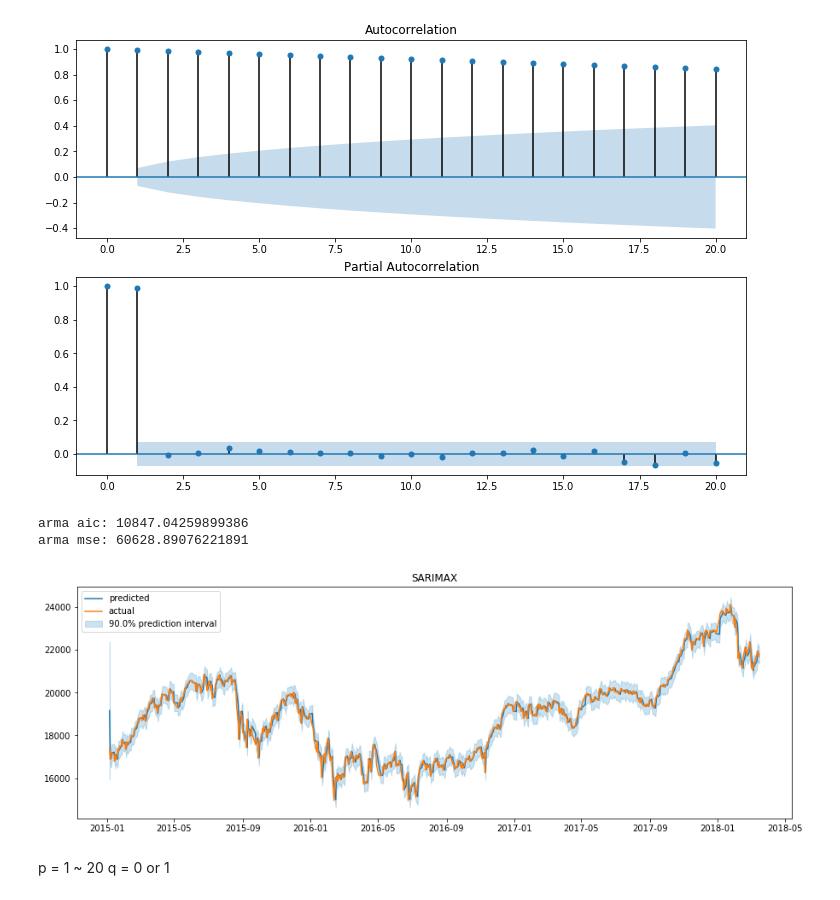
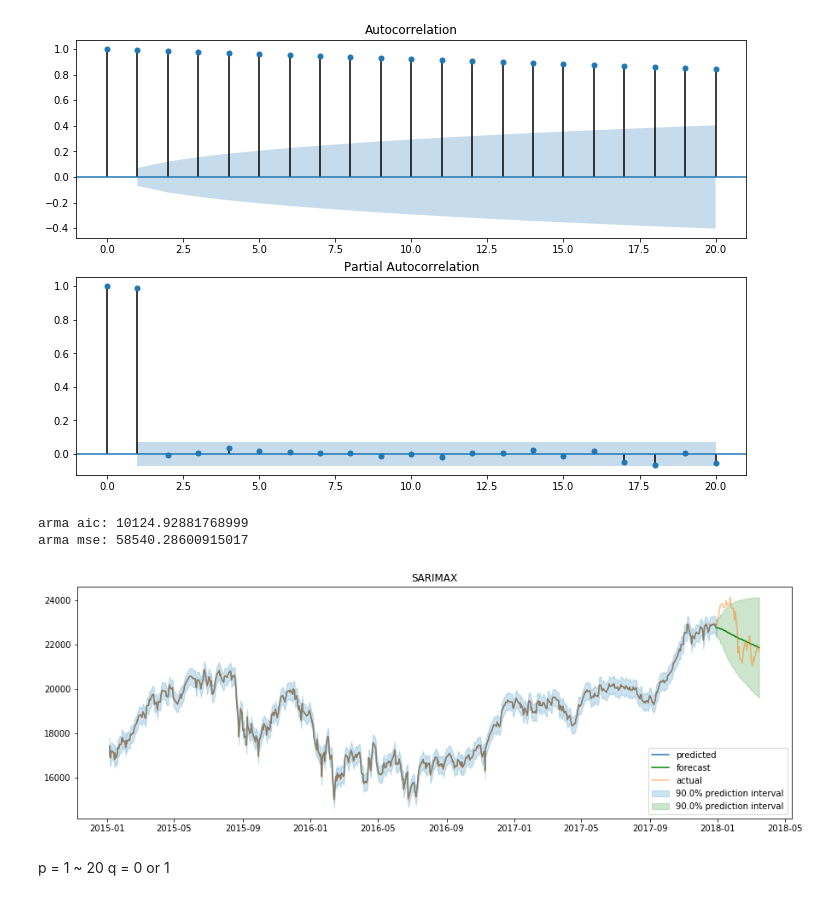
Before and after one commit to ksgwr/ReinforceLearningNotebooks, a Jupyter notebook: timeseries.ipynb, the cells around one changed output. Drawn from its saved outputs; the diff is of its cells as text; code cells hidden in the pictures.

```diff
--- a/timeseries.ipynb
+++ b/timeseries.ipynb
@@ -7,9 +25,15 @@
 # %%
 # 定数
+
+# 何時点まで遡ったデータを使うか
+LENGTH_OF_SEQUENCE = 50
 
 # 予測区間
 PREDICTION_INTERVAL=0.90
 PREDICTION_LABEL="{}% prediction interval".format(PREDICTION_INTERVAL*100)
+
+# 未使用データサイズ
+TEST_SIZE = 50
 # %%
 import pandas as pd
 
@@ -116,13 +377,18 @@ test_df.plot(figsize=(15, 5))
 # %%
-from sklearn.preprocessing import StandardScaler
+# using Scaler
+from sklearn.preprocessing import RobustScaler #, StandardScaler, MinMaxScaler
 
 NORM_COL = 'closing_price_norm'
-n = 50
 
-scaler = StandardScaler()
-df[NORM_COL] = scaler.fit_transform(df[['closing_price']])
+scaler = RobustScaler()
+train_df.loc[:, (NORM_COL)] = scaler.fit_transform(train_df[['closing_price']])
 
-(trainXdash, trainYdash) = load_data(df, n, [NORM_COL], NORM_COL)
-modeldash = create_model(length_of_sequence=n)
-histdash = modeldash.fit(trainXdash, trainYdash, batch_size=32, epochs=100, validation_split=0.05)
+(trainXdash, trainYdash) = load_data(train_df, LENGTH_OF_SEQUENCE, [NORM_COL], NORM_COL)
+
+# tensorflow logのGraphをきれいにしたい場合は有効にする
+# clear_session()
+
+modeldash = create_model(length_of_sequence=LENGTH_OF_SEQUENCE, in_neurons=1)
+callbacksdash = [create_tensorboard(log_dir='logs_norm_lstm')]
+histdash = modeldash.fit(trainXdash, trainYdash, batch_size=32, epochs=100, validation_split=0.05, callbacks=callbacksdash)
 # %% [output]
@@ -299,34 +769,40 @@ print(info_criteria.bic_min_order)
 # %%
 # SARIMAX
 import matplotlib.pyplot as plt
 from pandas.core import datetools
 import statsmodels.api as sm
 
 # 自己回帰パラメータ(AR)
 p = 1
 # 差分の階数(I)
 d = 0
 # 移動平均パラメータ(MA)
 q = 1
-sarimax=sm.tsa.SARIMAX(df[['closing_price']], trend='c', order = [p,d,q]).fit()
-print("arma aic:",sarimax.aic)
+# c’ indicates a constant (i.e. a degree zero component of the trend polynomial)
+sarimax=sm.tsa.SARIMAX(train_df[['closing_price']], trend='c', order = [p,d,q]).fit()
+print("arma aic:", sarimax.aic)
 print("arma mse: {}".format(np.array([r ** 2 for r in sarimax.resid]).mean()))
 
-predicted_sarimax = sarimax.get_prediction(start=df.first_valid_index(),end=df.last_valid_index())
+train_size = len(train_df)
+
+predicted_sarimax = sarimax.get_prediction(start=1, end=train_size+len(test_df), dynamic=train_size)
 conf_sarimax = predicted_sarimax.conf_int(alpha=1-PREDICTION_INTERVAL)
 
 plt.figure(figsize=(15, 5))
-plt.plot(df.index, predicted_sarimax.predicted_mean, label="predicted")
-plt.fill_between(df.index, conf_sarimax['lower closing_price'], conf_sarimax['upper closing_price'],
+plt.plot(df.index[:train_size], predicted_sarimax.predicted_mean[:train_size], label='predicted')
+plt.plot(df.index[train_size-1:], predicted_sarimax.predicted_mean[train_size-1:], label='forecast', color='green')
+plt.fill_between(df.index[:train_size], conf_sarimax['lower closing_price'][:train_size], conf_sarimax['upper closing_price'][:train_size],
                  color='#0072B2', alpha=0.2, label=PREDICTION_LABEL)
-plt.plot(df.index, df['closing_price'].values, label="actual")
-plt.legend()
+plt.fill_between(df.index[train_size-1:], conf_sarimax['lower closing_price'][train_size-1:], conf_sarimax['upper closing_price'][len(train_df)-1:],
+                 color='green', alpha=0.2, label=PREDICTION_LABEL)
+plt.plot(df.index, df['closing_price'].values, label='actual', alpha=0.5)
+plt.legend(loc='lower right')
 plt.title("SARIMAX")
 plt.show()
 # %% [output]
-arma aic: 10847.04259899386
-arma mse: 60628.89076221891
+arma aic: 10124.92881768999
+arma mse: 58540.28600915017
-[figure, old version]
+[figure, new version]
 # %% [markdown]
 p = 1 ~ 20
 q = 0 or 1
```
Also changed, not shown: parts of 37 cells of this notebook.
